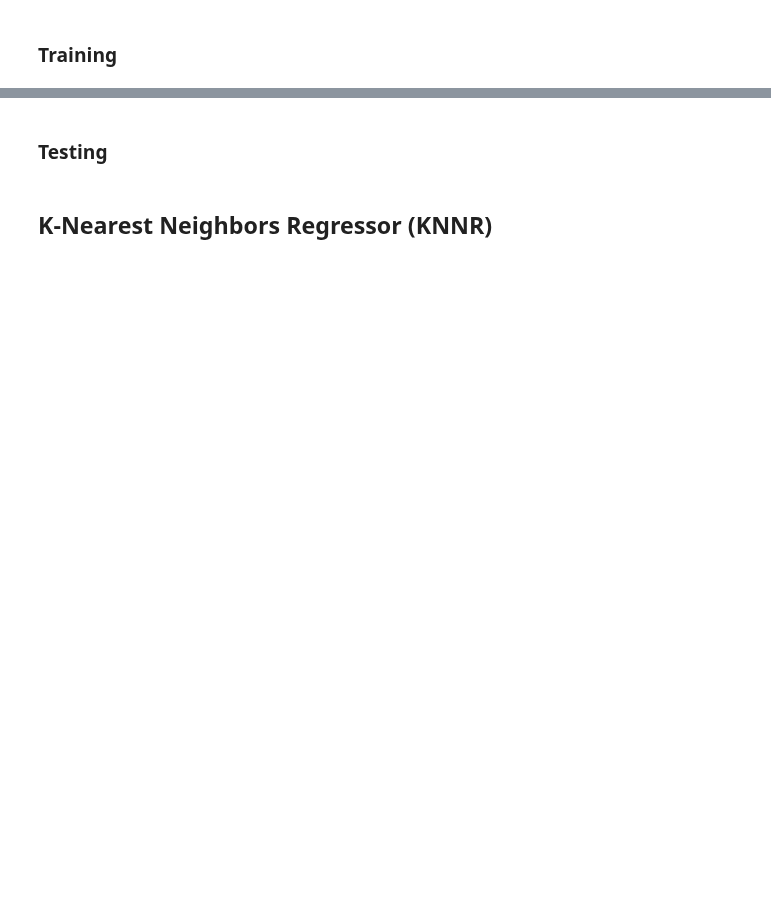
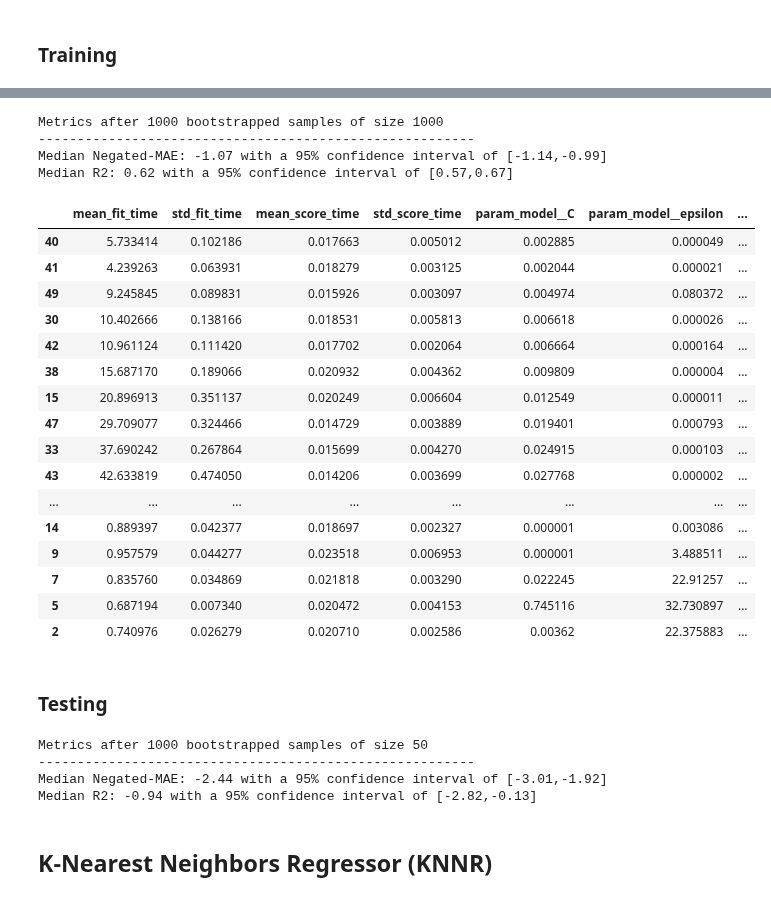
Before and after one commit to GeorgeIniatis/AlphaFold_Dataset_Drug_Binding_Prediction, a Jupyter notebook: Regression_Baseline_Models.ipynb, the cells around one changed output, grey strips where cells are left out. Cells and saved outputs as stored; diff of their text form; code cells hidden in the pictures; blank space fills up the shorter version.

Commit message:
Embedding Model Notebooks

```diff
--- a/Regression_Baseline_Models.ipynb
+++ b/Regression_Baseline_Models.ipynb
@@ -160 +251,8 @@ calculate_metrics_regression(y_train, y_train_pred)
+# %%
+get_confidence_intervals(optimised_lsvr, X_train, y_train, 1000, "Regression")
+# %% [output]
+Metrics after 1000 bootstrapped samples of size 1000
+--------------------------------------------------------
+Median Negated-MAE: -1.07 with a 95% confidence interval of [-1.14,-0.99]
+Median R2: 0.62 with a 95% confidence interval of [0.57,0.67]
 # %%
@@ -162,7 +260,25 @@ optimised_svr.get_params()
 # %%
-svr_grid_search_dataframe = pd.DataFrame(
-    np.load("Dataset_Files/Baseline_Models/Regression/optimised_svr_cv_results.npy", allow_pickle=True).tolist())
-svr_grid_search_dataframe.sort_values(by=["rank_test_score"], inplace=True)
-svr_grid_search_dataframe
+lsvr_grid_search_dataframe = pd.DataFrame(
+    np.load("Dataset_Files/Baseline_Models/Regression/optimised_lsvr_cv_results.npy", allow_pickle=True).tolist())
+lsvr_grid_search_dataframe.sort_values(by=["rank_test_score"], inplace=True)
+lsvr_grid_search_dataframe
+# %% [output]
+|  | mean_fit_time | std_fit_time | mean_score_time | std_score_time | param_model__C | param_model__epsilon | ... |
+| 40 | 5.733414 | 0.102186 | 0.017663 | 0.005012 | 0.002885 | 0.000049 | ... |
+| 41 | 4.239263 | 0.063931 | 0.018279 | 0.003125 | 0.002044 | 0.000021 | ... |
+| 49 | 9.245845 | 0.089831 | 0.015926 | 0.003097 | 0.004974 | 0.080372 | ... |
+| 30 | 10.402666 | 0.138166 | 0.018531 | 0.005813 | 0.006618 | 0.000026 | ... |
+| 42 | 10.961124 | 0.111420 | 0.017702 | 0.002064 | 0.006664 | 0.000164 | ... |
+| 38 | 15.687170 | 0.189066 | 0.020932 | 0.004362 | 0.009809 | 0.000004 | ... |
+| 15 | 20.896913 | 0.351137 | 0.020249 | 0.006604 | 0.012549 | 0.000011 | ... |
+| 47 | 29.709077 | 0.324466 | 0.014729 | 0.003889 | 0.019401 | 0.000793 | ... |
+| 33 | 37.690242 | 0.267864 | 0.015699 | 0.004270 | 0.024915 | 0.000103 | ... |
+| 43 | 42.633819 | 0.474050 | 0.014206 | 0.003699 | 0.027768 | 0.000002 | ... |
+| ... | ... | ... | ... | ... | ... | ... | ... |
+| 14 | 0.889397 | 0.042377 | 0.018697 | 0.002327 | 0.000001 | 0.003086 | ... |
+| 9 | 0.957579 | 0.044277 | 0.023518 | 0.006953 | 0.000001 | 3.488511 | ... |
+| 7 | 0.835760 | 0.034869 | 0.021818 | 0.003290 | 0.022245 | 22.91257 | ... |
+| 5 | 0.687194 | 0.007340 | 0.020472 | 0.004153 | 0.745116 | 32.730897 | ... |
+| 2 | 0.740976 | 0.026279 | 0.020710 | 0.002586 | 0.00362 | 22.375883 | ... |
 # %% [markdown]
 ### Testing
@@ -172,3 +285,10 @@ calculate_metrics_regression(y_test, y_test_pred)
+# %%
+get_confidence_intervals(optimised_lsvr, X_test, y_test, 50, "Regression")
+# %% [output]
+Metrics after 1000 bootstrapped samples of size 50
+--------------------------------------------------------
+Median Negated-MAE: -2.44 with a 95% confidence interval of [-3.01,-1.92]
+Median R2: -0.94 with a 95% confidence interval of [-2.82,-0.13]
 # %% [markdown]
 ## K-Nearest Neighbors Regressor (KNNR)
 # %%
```
Also changed, not shown: parts of 39 cells of this notebook, 2 other files.
